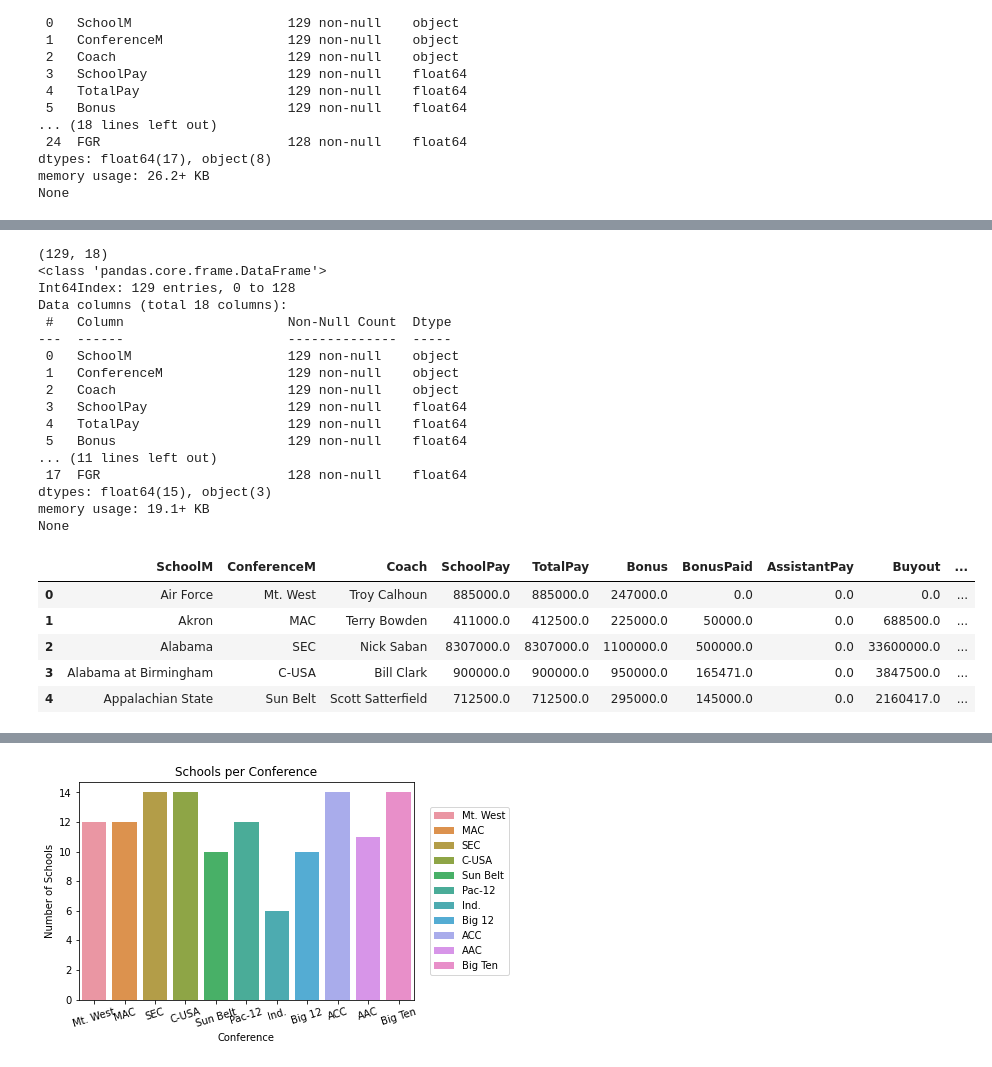
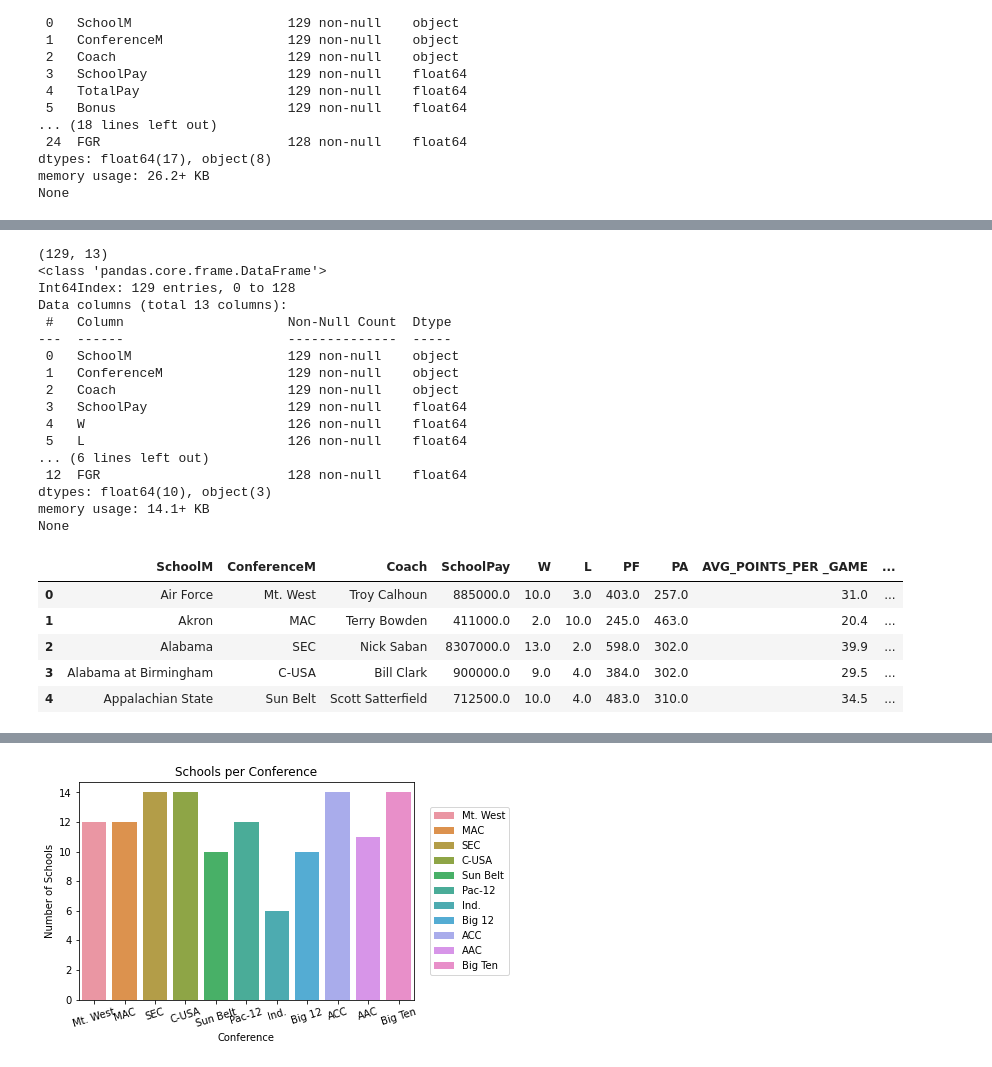
Before and after one commit to Champioa00/LAB1, a Jupyter notebook: Lab1Workingsession.ipynb, the cells around one changed output, grey strips where cells are left out. Drawn from its saved outputs; the diff is of its cells as text; code cells hidden in the pictures.

```diff
--- a/Lab1Workingsession.ipynb
+++ b/Lab1Workingsession.ipynb
@@ -640,36 +642,35 @@ Now that we all the datasets have been combined, we can take a look and see what
 # %%
 ## Drop some columns that are duplicates ##
-
-coach_records_stadium_grad_df.drop(['School', 'Conference', 'Stadium', 'Cohort Year', 'Sport', 'Opened', 'State'], axis=1, inplace=True)
+coach_records_stadium_grad_df.drop(['School', 'Conference', 'Stadium', 'Cohort Year', 'Sport', 'Opened', 'State', 'Bonus', 'BonusPaid', 'TotalPay', 'AssistantPay', 'Buyout'], axis=1, inplace=True)
 
 ## Take a look at the final data model ##
 print(coach_records_stadium_grad_df.shape)
 print(coach_records_stadium_grad_df.info())
 coach_records_stadium_grad_df.head()
 # %% [output]
-(129, 18)
+(129, 13)
 <class 'pandas.core.frame.DataFrame'>
 Int64Index: 129 entries, 0 to 128
-Data columns (total 18 columns):
+Data columns (total 13 columns):
  #   Column                     Non-Null Count  Dtype
 ---  ------                     --------------  -----
  0   SchoolM                    129 non-null    object
  1   ConferenceM                129 non-null    object
  2   Coach                      129 non-null    object
  3   SchoolPay                  129 non-null    float64
- 4   TotalPay                   129 non-null    float64
- 5   Bonus                      129 non-null    float64
-... (11 lines left out)
- 17  FGR                        128 non-null    float64
-dtypes: float64(15), object(3)
-memory usage: 19.1+ KB
+ 4   W                          126 non-null    float64
+ 5   L                          126 non-null    float64
+... (6 lines left out)
+ 12  FGR                        128 non-null    float64
+dtypes: float64(10), object(3)
+memory usage: 14.1+ KB
 None
-|  | SchoolM | ConferenceM | Coach | SchoolPay | TotalPay | Bonus | BonusPaid | AssistantPay | Buyout | ... |
-| 0 | Air Force | Mt. West | Troy Calhoun | 885000.0 | 885000.0 | 247000.0 | 0.0 | 0.0 | 0.0 | ... |
-| 1 | Akron | MAC | Terry Bowden | 411000.0 | 412500.0 | 225000.0 | 50000.0 | 0.0 | 688500.0 | ... |
-| 2 | Alabama | SEC | Nick Saban | 8307000.0 | 8307000.0 | 1100000.0 | 500000.0 | 0.0 | 33600000.0 | ... |
-| 3 | Alabama at Birmingham | C-USA | Bill Clark | 900000.0 | 900000.0 | 950000.0 | 165471.0 | 0.0 | 3847500.0 | ... |
-| 4 | Appalachian State | Sun Belt | Scott Satterfield | 712500.0 | 712500.0 | 295000.0 | 145000.0 | 0.0 | 2160417.0 | ... |
+|  | SchoolM | ConferenceM | Coach | SchoolPay | W | L | PF | PA | AVG_POINTS_PER _GAME | ... |
+| 0 | Air Force | Mt. West | Troy Calhoun | 885000.0 | 10.0 | 3.0 | 403.0 | 257.0 | 31.0 | ... |
+| 1 | Akron | MAC | Terry Bowden | 411000.0 | 2.0 | 10.0 | 245.0 | 463.0 | 20.4 | ... |
+| 2 | Alabama | SEC | Nick Saban | 8307000.0 | 13.0 | 2.0 | 598.0 | 302.0 | 39.9 | ... |
+| 3 | Alabama at Birmingham | C-USA | Bill Clark | 900000.0 | 9.0 | 4.0 | 384.0 | 302.0 | 29.5 | ... |
+| 4 | Appalachian State | Sun Belt | Scott Satterfield | 712500.0 | 10.0 | 4.0 | 483.0 | 310.0 | 34.5 | ... |
 # %%
 coach_records_stadium_grad_df.describe()
 # %% [output]
```
Also changed, not shown: parts of 41 cells of this notebook.
